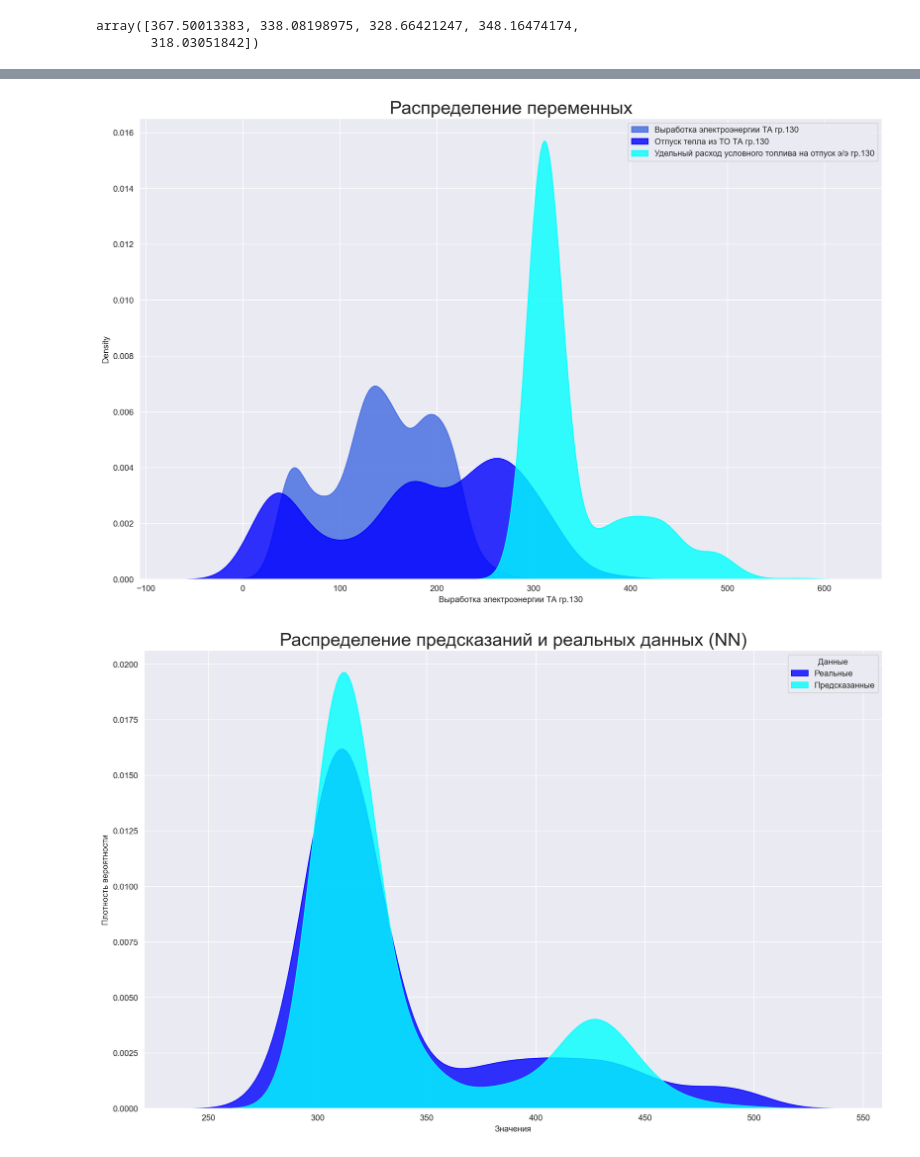
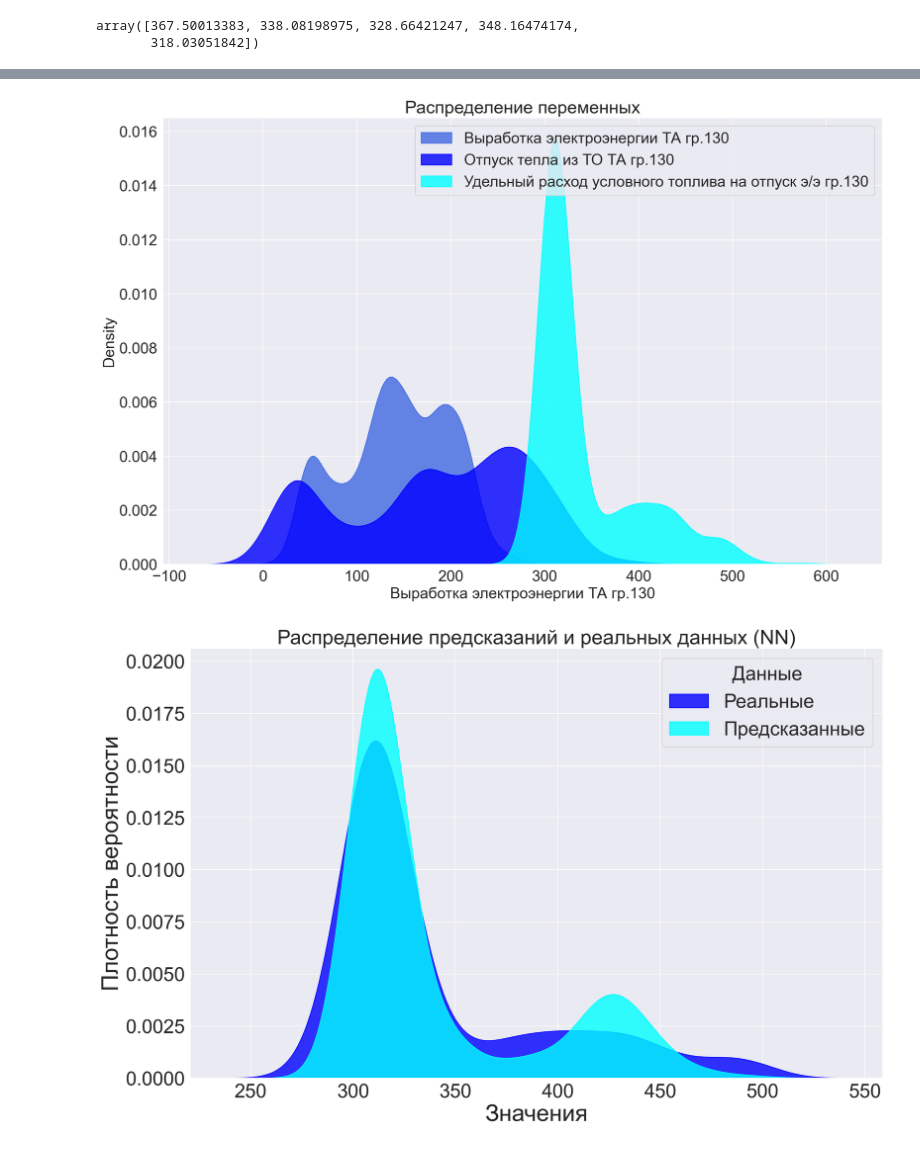
Before and after one commit to llitone/fuel-consumption-prediction, a Jupyter notebook: predictions/graphs.ipynb, the cells around one changed output, grey strips where cells are left out. Cells and saved outputs as stored; diff of their text form; code cells hidden in the pictures.

```diff
--- a/predictions/graphs.ipynb
+++ b/predictions/graphs.ipynb
@@ -69,4 +69,6 @@ plt.show()
 data = data.rename(columns={"Дата": "date"})
 # %%
 data = data.set_index("date")
+# %%
+plt.rcParams.update({'font.size': 19})
 # %%
@@ -152,24 +156,26 @@ plt.savefig("predictions/graphs/kdeplot.png")
 plt.savefig("predictions/graphs/kdeplot.svg")
 plt.show()
 # %% [output]
-[figure, old version]
+[figure, new version]
 # %%
 data_out = pd.read_csv("raw_data/out.csv")
+# %%
+plt.rcParams.update({'font.size': 25})
 # %%
 plt.figure(figsize=(16, 10), dpi=200)
 sns.kdeplot(
     data_out.real, shade=True, color="blue", label="Реальные", alpha=.8
 )
 sns.kdeplot(
     data_out.pred, shade=True, color="aqua",
     label="Предсказанные", alpha=.8
 )
-plt.title('Распределение предсказаний и реальных данных (NN)', fontsize=22)
-plt.xlabel("Значения")
-plt.ylabel("Плотность вероятности")
+plt.title('Распределение предсказаний и реальных данных (NN)', fontsize=26)
+plt.xlabel("Значения", fontsize=30)
+plt.ylabel("Плотность вероятности", fontsize=30)
 plt.legend(title="Данные")
 plt.savefig("predictions/graphs/nn_kdeplot.png")
 plt.savefig("predictions/graphs/nn_kdeplot.svg")
 plt.show()
 # %% [output]
-[figure, old version]
+[figure, new version]
```
Also changed, not shown: parts of 3 cells of this notebook, 21 other files.
